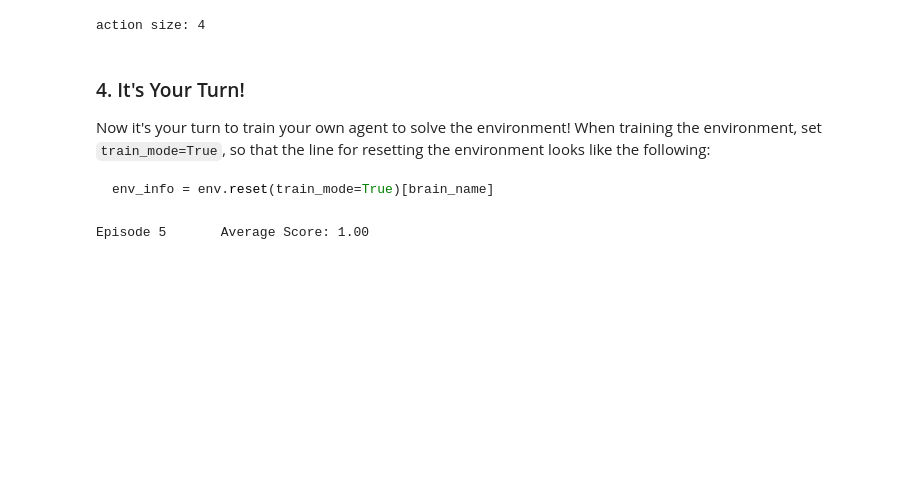
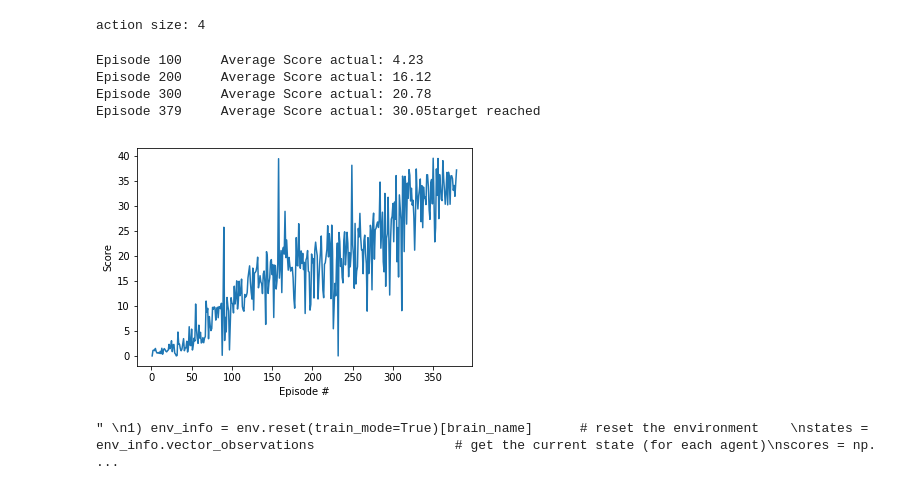
Before and after one commit to NikolausBerl/Udacity_DRLN_Continuous_Control_Project, a Jupyter notebook: Continuous_Control.ipynb, the cells around one changed output. Drawn from its saved outputs; the diff is of its cells as text; code cells hidden in the pictures; blank space fills up the shorter version.

Commit message:
Soved: Target of the project acheaved
The running code is stable and gives the demanded score of 30 for the
last 100 Episodes. This target is acheaved after 379 episodes.

````diff
--- a/Continuous_Control.ipynb
+++ b/Continuous_Control.ipynb
@@ -150,11 +149,11 @@ BUFFER_SIZE = int(1e6)  # replay buffer size
 BATCH_SIZE = 512        # minibatch size
 GAMMA = 0.99            # discount factor
 TAU = 1e-3              # for soft update of target parameters
-LR_ACTOR = 1e-4         # learning rate of the actor
-LR_CRITIC = 1e-4        # learning rate of the critic
-WEIGHT_DECAY = 0        # L2 weight decay
+LR_ACTOR = 1e-3         # learning rate of the actor
+LR_CRITIC = 1e-3        # learning rate of the critic
+WEIGHT_DECAY = 1e-6     # L2 weight decay
 
-UPDATE_EVERY_TIMESTEP = 10  # As recommended
+UPDATE_EVERY_TIMESTEP = 2  # As recommended
 
 device = torch.device("cuda:0" if torch.cuda.is_available() else "cpu")
 
@@ -167,8 +166,8 @@ class Agent():
         Params
         ======
             state_size (int): dimension of each state
-            action_size (int): dimension of each action
-            random_seed (int): random seed
+            action_size (int): dimension of each actio5
+            random_setheed (int): random seed
         """
         self.state_size = state_size
         self.action_size = action_size
@@ -190,8 +189,8 @@ class Agent():
         # Replay memory
         self.memory = ReplayBuffer(action_size, BUFFER_SIZE, BATCH_SIZE, random_seed)
 
-    # def step(self, state, action, reward, next_state, time_step, done):
-    def step(self, state, action, reward, next_state, done):
+    def step(self, state, action, reward, next_state, time_step, done):
+    #def step(self, state, action, reward, next_state, done):
         """Save experience in replay memory, and use random sample from buffer to learn."""
         # Save experience / reward
         self.memory.add(state, action, reward, next_state, done)
@@ -199,8 +198,8 @@ class Agent():
         # Learn, if enough samples are available in memory
         if len(self.memory) > BATCH_SIZE:
             experiences = self.memory.sample()
-        # if (time_step % UPDATE_EVERY_TIMESTEP == 0):
-            self.learn(experiences, GAMMA)
+            if (time_step % UPDATE_EVERY_TIMESTEP == 0):
+                self.learn(experiences, GAMMA)
 
     def act(self, state, add_noise=True):
         """Returns actions for given state as per current policy."""
@@ -244,7 +243,7 @@ class Agent():
         critic_loss.backward()
 
         # gradient Clipping for the Critics, as recommended in the Benchmark-Implementation part.
-        torch.nn.utils.clip_grad_norm(self.critic_local.parameters(), 1)
+        # torch.nn.utils.clip_grad_norm(self.critic_local.parameters(), 1)
 
         self.critic_optimizer.step()
 
@@ -255,7 +254,7 @@ class Agent():
         # Minimize the loss
         self.actor_optimizer.zero_grad()
         actor_loss.backward()
-        torch.nn.utils.clip_grad_norm(self.actor_local.parameters(), 1)
+        # torch.nn.utils.clip_grad_norm(self.actor_local.parameters(), 1)
 
         self.actor_optimizer.step()
 
@@ -279,7 +278,7 @@ class Agent():
 class OUNoise:
     """Ornstein-Uhlenbeck process."""
 
-    def __init__(self, size, seed, mu=0., theta=0.15, sigma=0.2):
+    def __init__(self, size, seed, mu=0., theta=0.12, sigma=0.1):
         """Initialize parameters and noise process."""
         self.mu = mu * np.ones(size)
         self.theta = theta
@@ -342,15 +341,8 @@ action_size = brain.vector_action_space_size
 print('action size:', action_size)
 # %% [output]
 action size: 4
-# %% [markdown]
-### 4. It's Your Turn!
-
-Now it's your turn to train your own agent to solve the environment!  When training the environment, set `train_mode=True`, so that the line for resetting the environment looks like the following:
-```python
-env_info = env.reset(train_mode=True)[brain_name]
-```
 # %%
-def ddpg(n_episodes=1000, max_t=1000, print_every=10):
+def ddpg(n_episodes=1000, max_t=1000, print_every=100):
 
     scores_deque = deque(maxlen=print_every)
     all_scores = []
@@ -377,8 +369,8 @@ def ddpg(n_episodes=1000, max_t=1000, print_every=10):
             rewards = env_info.rewards                         # get reward (for each agent)
             dones = env_info.local_done                        # see if episode finished
 
-            # agent.step(states, actions, rewards, next_states, t, dones)
-            agent.step(states, actions, rewards, next_states, dones)
+            agent.step(states, actions, rewards, next_states, t, dones)
+            #agent.step(states, actions, rewards, next_states, dones)
 
 
             scores += rewards                   # update the score (for each agent)
@@ -389,47 +381,55 @@ def ddpg(n_episodes=1000, max_t=1000, print_every=10):
             if np.any(dones):                                  # exit loop if episode finished
                 break
 
+        ave_epi_score = np.mean(scores)  # average for the episode
+
         all_scores.append(scores) # Add all averages of all episodes
 
-        ave_epi_score = np.mean(scores)  # average for the episode
         scores_deque.append(ave_epi_score) # Add episode-Average'es queue-times to the Queue "scoresdeque"
+        average_score_deque = np.mean(scores_deque)
 
+        print('\rEpisode {}\tAverage Score actual: {:.2f}'.format(i_episode, average_score_deque), end="")
 
-
-        print('\rEpisode {}\tAverage Score: {:.2f}'.format(i_episode, np.mean(scores_deque)), end="")
         torch.save(agent.actor_local.state_dict(), 'checkpoint_actor.pth')
         torch.save(agent.critic_local.state_dict(), 'checkpoint_critic.pth')
         if i_episode % print_every == 0:
-            print('\rEpisode {}\tAverage Score: {:.2f}'.format(i_episode, np.mean(scores_deque)))
-
+            print('\rEpisode {}\tAverage Score actual: {:.2f}'.format(i_episode, average_score_deque))
+        if (np.mean(scores_deque) >= 30):
+            print("target reached")
+            break
     return all_scores
 
 scores = ddpg()
 
 fig = plt.figure()
 ax = fig.add_subplot(111)
 plt.plot(np.arange(1, len(scores)+1), scores)
 plt.ylabel('Score')
 plt.xlabel('Episode #')
 plt.show()
 
 
 '''
 1) env_info = env.reset(train_mode=True)[brain_name]      # reset the environment
 states = env_info.vector_observations                  # get the current state (for each agent)
 scores = np.zeros(num_agents)                          # initialize the score (for each agent)
 while True:
     --> actions = np.random.randn(num_agents, action_size) # select an action (for each agent)
     actions = np.clip(actions, -1, 1)                  # all actions between -1 and 1
     --> env_info = env.step(actions)[brain_name]           # send all actions to tne environment
     next_states = env_info.vector_observations         # get next state (for each agent)
     rewards = env_info.rewards                         # get reward (for each agent)
     dones = env_info.local_done                        # see if episode finished
     scores += env_info.rewards                         # update the score (for each agent)
     states = next_states                               # roll over states to next time step
     if np.any(dones):                                  # exit loop if episode finished
         break
 print('Total score (averaged over agents) this episode: {}'.format(np.mean(scores)))
 '''
 # %% [output]
-Episode 5       Average Score: 1.00
+Episode 100     Average Score actual: 4.23
+Episode 200     Average Score actual: 16.12
+Episode 300     Average Score actual: 20.78
+Episode 379     Average Score actual: 30.05target reached
+[figure, added]
+" \n1) env_info = env.reset(train_mode=True)[brain_name]      # reset the environment    \nstates = env_info.vector_observations                  # get the current state (for each agent)\nscores = np. ...
````
Also changed, not shown: parts of 15 cells of this notebook.
